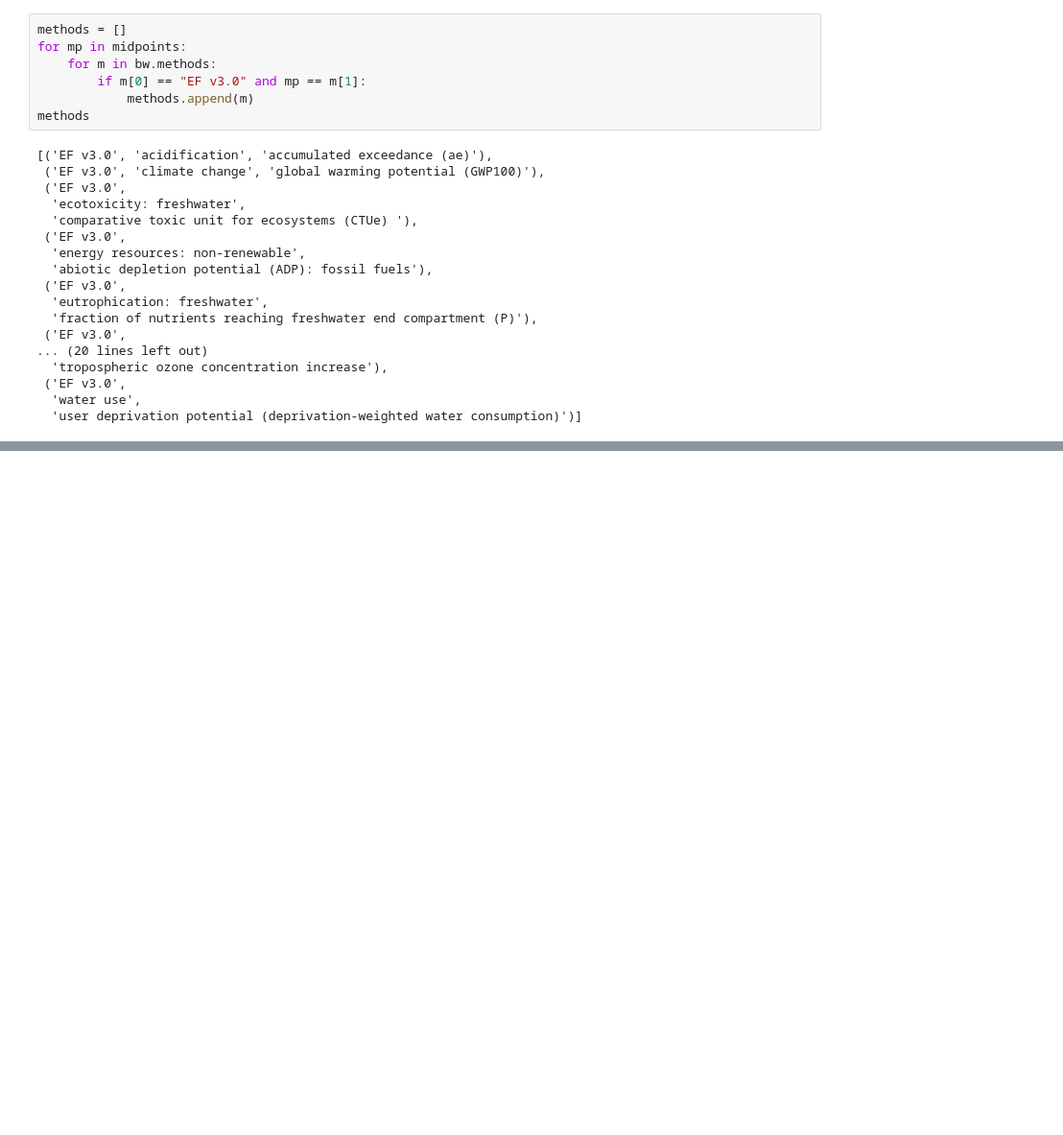
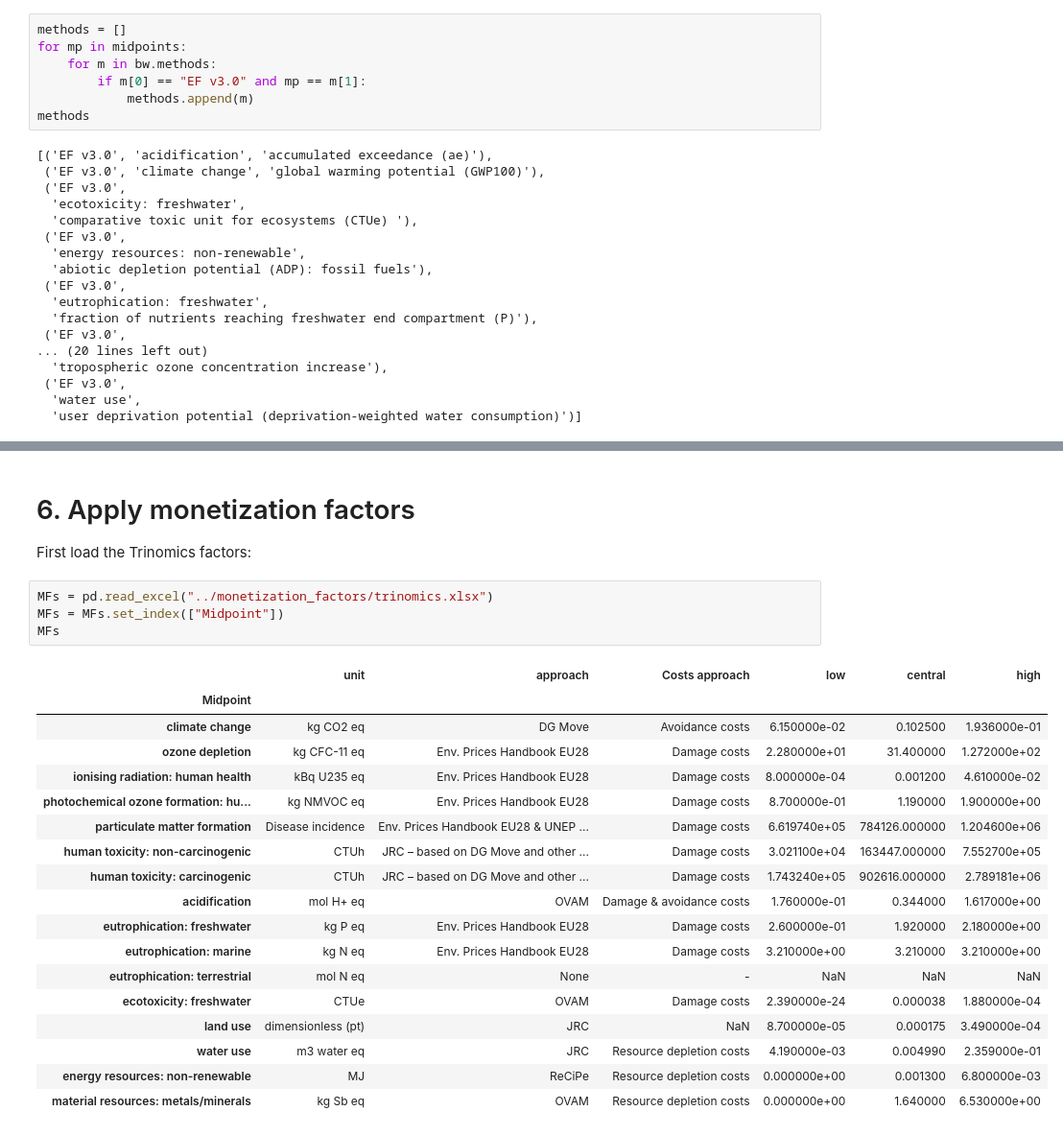
Before and after one commit to dbantje/internalization, a Jupyter notebook: new_code/full_first_implementation.ipynb, the cells around one changed output, grey strips where cells are left out. Shown at 96% size. Saved outputs shown, nothing was run; the diff lists cells and outputs as text; blank space fills up the shorter version.

```diff
--- a/new_code/full_first_implementation.ipynb
+++ b/new_code/full_first_implementation.ipynb
@@ -466,0 +834,27 @@ A[[4,5,7,3,8], :] = 0
+# %% [markdown]
+# 6. Apply monetization factors
+
+First load the Trinomics factors:
+# %%
+MFs = pd.read_excel("../monetization_factors/trinomics.xlsx")
+MFs = MFs.set_index(["Midpoint"])
+MFs
+# %% [output]
+|  | unit | approach | Costs approach | low | central | high |
+| Midpoint |  |  |  |  |  |  |
+| climate change | kg CO2 eq | DG Move | Avoidance costs | 6.150000e-02 | 0.102500 | 1.936000e-01 |
+| ozone depletion | kg CFC-11 eq | Env. Prices Handbook EU28 | Damage costs | 2.280000e+01 | 31.400000 | 1.272000e+02 |
+| ionising radiation: human health | kBq U235 eq | Env. Prices Handbook EU28 | Damage costs | 8.000000e-04 | 0.001200 | 4.610000e-02 |
+| photochemical ozone formation: hu... | kg NMVOC eq | Env. Prices Handbook EU28 | Damage costs | 8.700000e-01 | 1.190000 | 1.900000e+00 |
+| particulate matter formation | Disease incidence | Env. Prices Handbook EU28 & UNEP ... | Damage costs | 6.619740e+05 | 784126.000000 | 1.204600e+06 |
+| human toxicity: non-carcinogenic | CTUh | JRC – based on DG Move and other ... | Damage costs | 3.021100e+04 | 163447.000000 | 7.552700e+05 |
+| human toxicity: carcinogenic | CTUh | JRC – based on DG Move and other ... | Damage costs | 1.743240e+05 | 902616.000000 | 2.789181e+06 |
+| acidification | mol H+ eq | OVAM | Damage & avoidance costs | 1.760000e-01 | 0.344000 | 1.617000e+00 |
+| eutrophication: freshwater | kg P eq | Env. Prices Handbook EU28 | Damage costs | 2.600000e-01 | 1.920000 | 2.180000e+00 |
+| eutrophication: marine | kg N eq | Env. Prices Handbook EU28 | Damage costs | 3.210000e+00 | 3.210000 | 3.210000e+00 |
+| eutrophication: terrestrial | mol N eq | None | - | NaN | NaN | NaN |
+| ecotoxicity: freshwater | CTUe | OVAM | Damage costs | 2.390000e-24 | 0.000038 | 1.880000e-04 |
+| land use | dimensionless (pt) | JRC | NaN | 8.700000e-05 | 0.000175 | 3.490000e-04 |
+| water use | m3 water eq | JRC | Resource depletion costs | 4.190000e-03 | 0.004990 | 2.359000e-01 |
+| energy resources: non-renewable | MJ | ReCiPe | Resource depletion costs | 0.000000e+00 | 0.001300 | 6.800000e-03 |
+| material resources: metals/minerals | kg Sb eq | OVAM | Resource depletion costs | 0.000000e+00 | 1.640000 | 6.530000e+00 |
```
Also changed, not shown: parts of 49 cells of this notebook, 20 other files.
